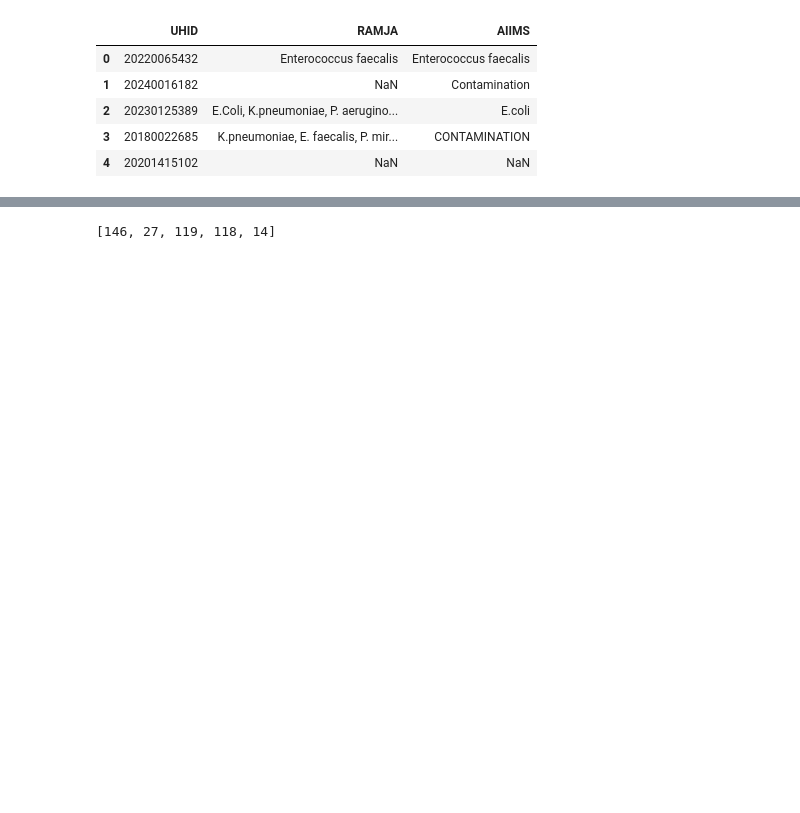
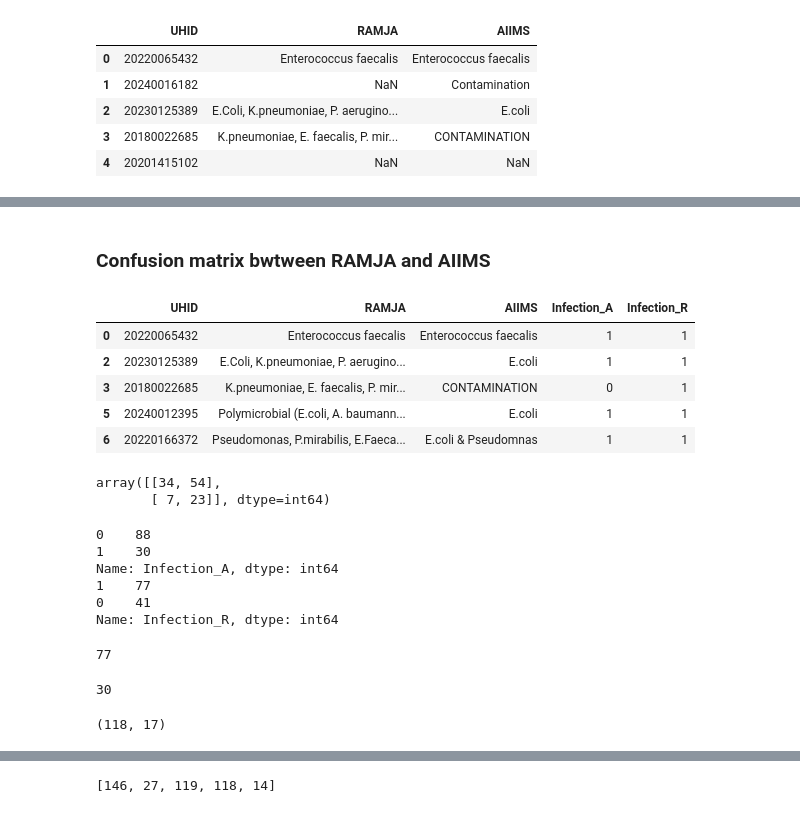
Before and after one commit to neeliit/DiagnosticsPy, a Jupyter notebook: comparision.ipynb, the cells around one changed output, grey strips where cells are left out. Cells and saved outputs as stored; diff of their text form; code cells hidden in the pictures; blank space fills up the shorter version.

```diff
--- a/comparision.ipynb
+++ b/comparision.ipynb
@@ -316,0 +79,7 @@ print(cm_dfs) """
+# %%
+#...Get infections in Only RAMJA
+df_R_m  = df_R.drop(columns= ['UHID','RAMJA', 'AIIMS', 'cleanRAMJA', 'cleanAIIMS','Contamination','Sterile','NAN'])
+df_R_m >= 1
+df_R_m['Infection_R'] = df_R_m.any(axis=1)
+df_R['Infection_R'] = df_R_m['Infection_R'].astype(int)
+df_R.head()
@@ -316,0 +93,8 @@ print(cm_dfs) """
+# %%
+#...Get infections in Only AIIMS
+df_A_m  = df_A.drop(columns= ['UHID','RAMJA', 'AIIMS', 'cleanRAMJA', 'cleanAIIMS','Contamination','Sterile','NAN'])
+df_A_m >= 1
+df_A_m['Infection_A'] = df_A_m.any(axis=1)
+df_A['Infection_A'] = df_A_m['Infection_A'].astype(int)
+df_R['Infection_A'] = df_A_m['Infection_A'].astype(int)
+df_A.head()
@@ -316,0 +108,2 @@ print(cm_dfs) """
+# %%
+df_infection = df_R[['UHID', 'RAMJA', 'AIIMS', 'Infection_A', 'Infection_R']]
@@ -316,0 +131,42 @@ print(cm_dfs) """
+# %% [markdown]
+### Confusion matrix bwtween RAMJA and AIIMS
+# %%
+df_infection = df_infection.dropna(subset=['RAMJA','AIIMS'])
+# %%
+df_infection.head()
+# %% [output]
+|  | UHID | RAMJA | AIIMS | Infection_A | Infection_R |
+| 0 | 20220065432 | Enterococcus faecalis | Enterococcus faecalis | 1 | 1 |
+| 2 | 20230125389 | E.Coli, K.pneumoniae, P. aerugino... | E.coli | 1 | 1 |
+| 3 | 20180022685 | K.pneumoniae, E. faecalis, P. mir... | CONTAMINATION | 0 | 1 |
+| 5 | 20240012395 | Polymicrobial (E.coli, A. baumann... | E.coli | 1 | 1 |
+| 6 | 20220166372 | Pseudomonas, P.mirabilis, E.Faeca... | E.coli & Pseudomnas | 1 | 1 |
+# %%
+from sklearn.metrics import confusion_matrix
+cm = confusion_matrix(df_infection['Infection_A'],df_infection['Infection_R'])
+cm
+# %% [output]
+array([[34, 54],
+       [ 7, 23]], dtype=int64)
+# %%
+print(df_infection['Infection_A'].value_counts())
+print(df_infection['Infection_R'].value_counts())
+# %% [output]
+0    88
+1    30
+Name: Infection_A, dtype: int64
+1    77
+0    41
+Name: Infection_R, dtype: int64
+# %%
+df_infection['Infection_R'].sum()
+# %% [output]
+77
+# %%
+df_infection['Infection_A'].sum()
+# %% [output]
+30
+# %%
+df_R_nonnull.shape
+# %% [output]
+(118, 17)
```
Also changed, not shown: parts of 41 cells of this notebook, 2 other files.
